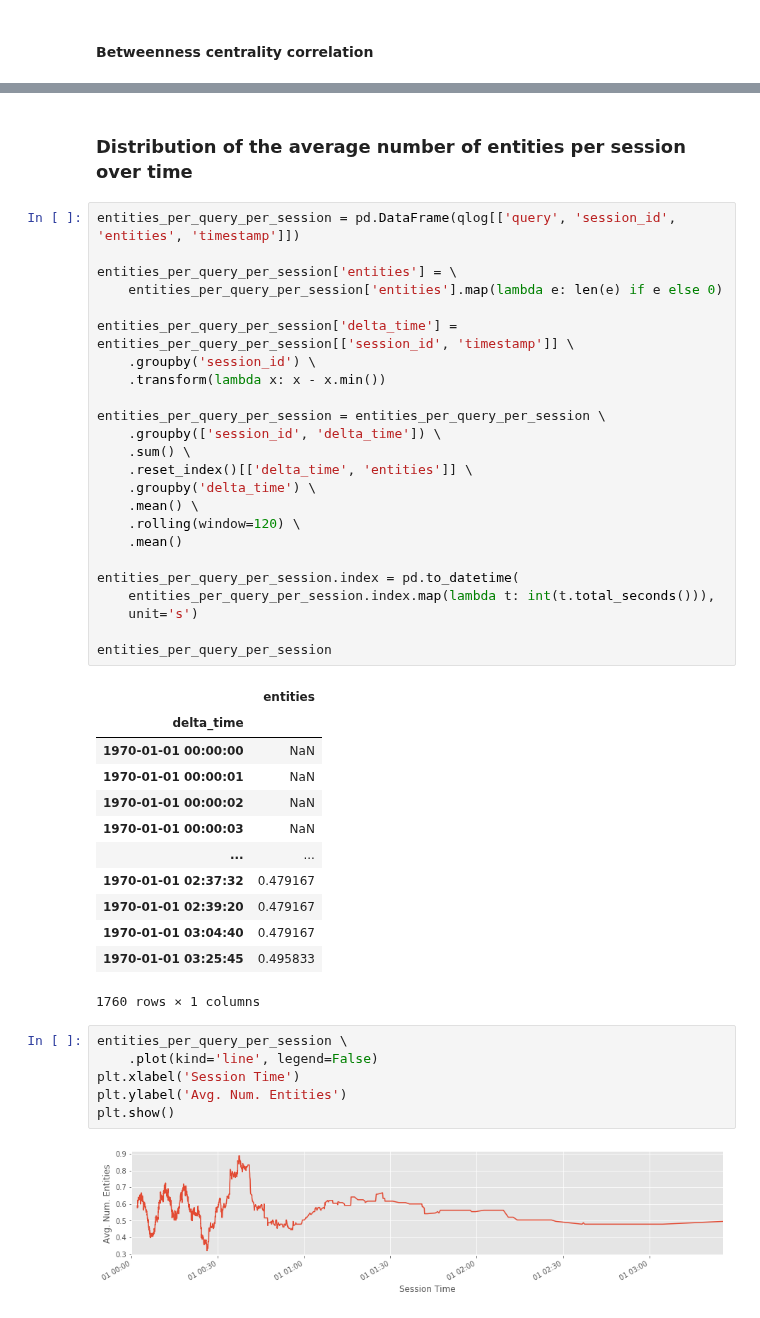
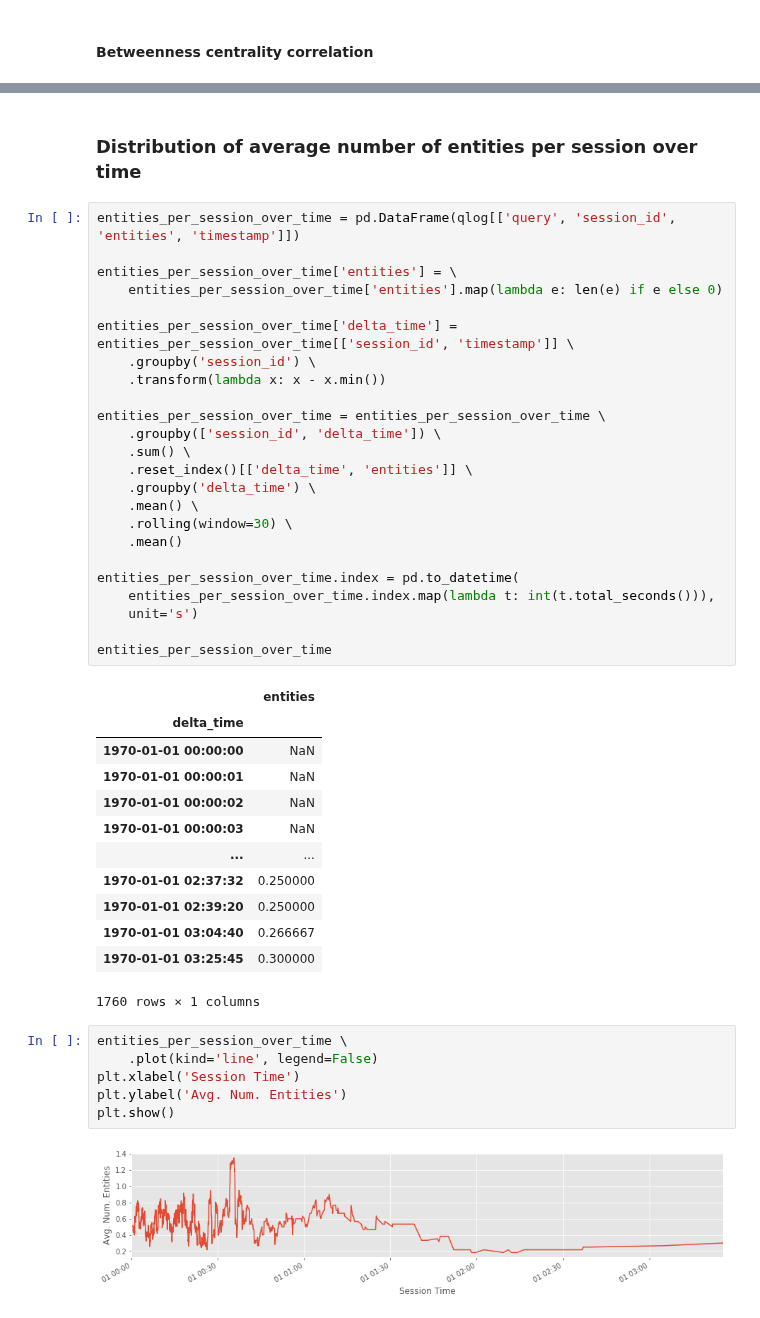
Before and after one commit to feup-infolab/army-ant, a Jupyter notebook: notebooks/query_log_analysis/query_log_analysis.ipynb, the cells around one changed output, grey strips where cells are left out. Cells and saved outputs as stored; diff of their text form.

```diff
--- a/notebooks/query_log_analysis/query_log_analysis.ipynb
+++ b/notebooks/query_log_analysis/query_log_analysis.ipynb
@@ -2325,29 +2338,29 @@ df_bc['bc_sg'].corr(df_bc['bc_cg'])
 # %% [markdown]
-### Distribution of the average number of entities per session over time
+### Distribution of average number of entities per session over time
 # %%
-entities_per_query_per_session = pd.DataFrame(qlog[['query', 'session_id', 'entities', 'timestamp']])
+entities_per_session_over_time = pd.DataFrame(qlog[['query', 'session_id', 'entities', 'timestamp']])
 
-entities_per_query_per_session['entities'] = \
-    entities_per_query_per_session['entities'].map(lambda e: len(e) if e else 0)
+entities_per_session_over_time['entities'] = \
+    entities_per_session_over_time['entities'].map(lambda e: len(e) if e else 0)
 
-entities_per_query_per_session['delta_time'] = entities_per_query_per_session[['session_id', 'timestamp']] \
+entities_per_session_over_time['delta_time'] = entities_per_session_over_time[['session_id', 'timestamp']] \
     .groupby('session_id') \
     .transform(lambda x: x - x.min())
 
-entities_per_query_per_session = entities_per_query_per_session \
+entities_per_session_over_time = entities_per_session_over_time \
     .groupby(['session_id', 'delta_time']) \
     .sum() \
     .reset_index()[['delta_time', 'entities']] \
     .groupby('delta_time') \
     .mean() \
-    .rolling(window=120) \
+    .rolling(window=30) \
     .mean()
 
-entities_per_query_per_session.index = pd.to_datetime(
-    entities_per_query_per_session.index.map(lambda t: int(t.total_seconds())),
+entities_per_session_over_time.index = pd.to_datetime(
+    entities_per_session_over_time.index.map(lambda t: int(t.total_seconds())),
     unit='s')
 
-entities_per_query_per_session
+entities_per_session_over_time
 # %% [output]
 |  | entities |
 | delta_time |  |
@@ -2356,17 +2369,17 @@ entities_per_query_per_session
 | 1970-01-01 00:00:02 | NaN |
 | 1970-01-01 00:00:03 | NaN |
 | ... | ... |
-| 1970-01-01 02:37:32 | 0.479167 |
-| 1970-01-01 02:39:20 | 0.479167 |
-| 1970-01-01 03:04:40 | 0.479167 |
-| 1970-01-01 03:25:45 | 0.495833 |
+| 1970-01-01 02:37:32 | 0.250000 |
+| 1970-01-01 02:39:20 | 0.250000 |
+| 1970-01-01 03:04:40 | 0.266667 |
+| 1970-01-01 03:25:45 | 0.300000 |
 1760 rows × 1 columns
 # %%
-entities_per_query_per_session \
+entities_per_session_over_time \
     .plot(kind='line', legend=False)
 plt.xlabel('Session Time')
 plt.ylabel('Avg. Num. Entities')
 plt.show()
 # %% [output]
-[figure, old version]
+[figure, new version]
 # %% [markdown]
```
Also changed, not shown: parts of 20 cells of this notebook.
